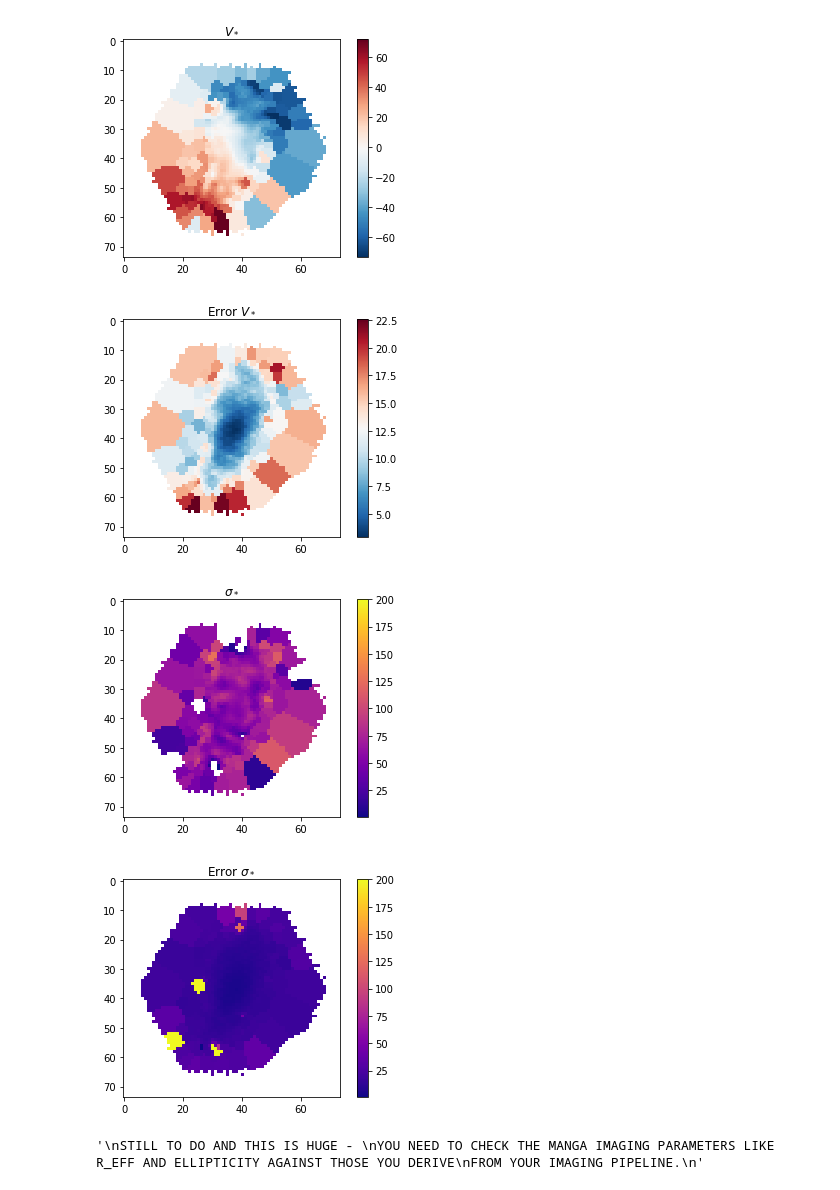
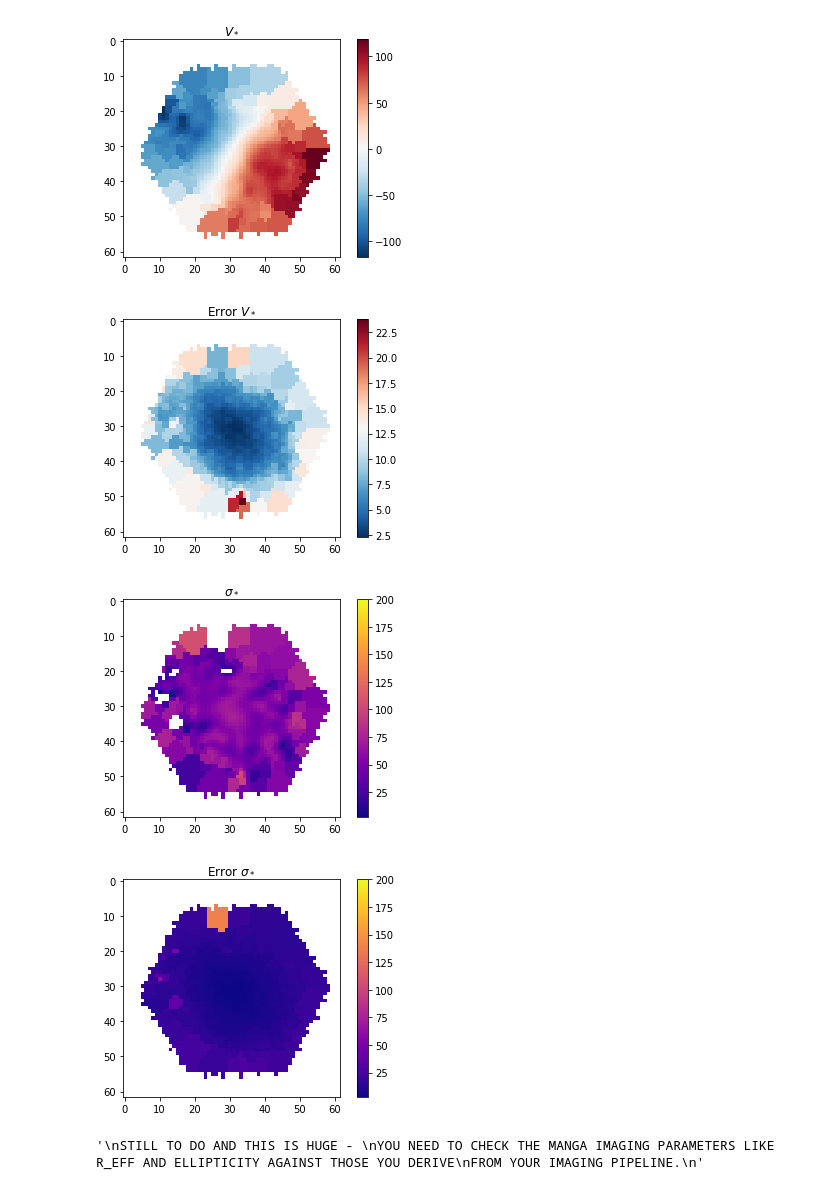
Before and after one commit to beckynevin/MaNGA_Kinemetry_Tool, a Jupyter notebook: Extract_Kinemetry_txt.ipynb, the cells around one changed output. Drawn from its saved outputs; the diff is of its cells as text; code cells hidden in the pictures.

```diff
--- a/Extract_Kinemetry_txt.ipynb
+++ b/Extract_Kinemetry_txt.ipynb
@@ -38,7 +38,7 @@ print(config.token)
 #8332-12701
 
 # Check to see if this map loads remotely, if so you are good to go-
-plateids = ['8332-12701']# this is my favorite galaxy
+plateids = ['8603-9102']# this is my favorite galaxy
 Maps(plateids[0]).download()
 
 maps = [Maps(plateid) for plateid in plateids]
@@ -101,7 +101,7 @@ SDSS_ACCESS> Done!
-[figure, old version]
+[figure, new version]
-[figure, old version]
+[figure, new version]
-[figure, old version]
+[figure, new version]
-[figure, old version]
+[figure, new version]
 # %%
 '''
 STILL TO DO AND THIS IS HUGE -
```
Also changed, not shown: parts of 3 cells of this notebook.
